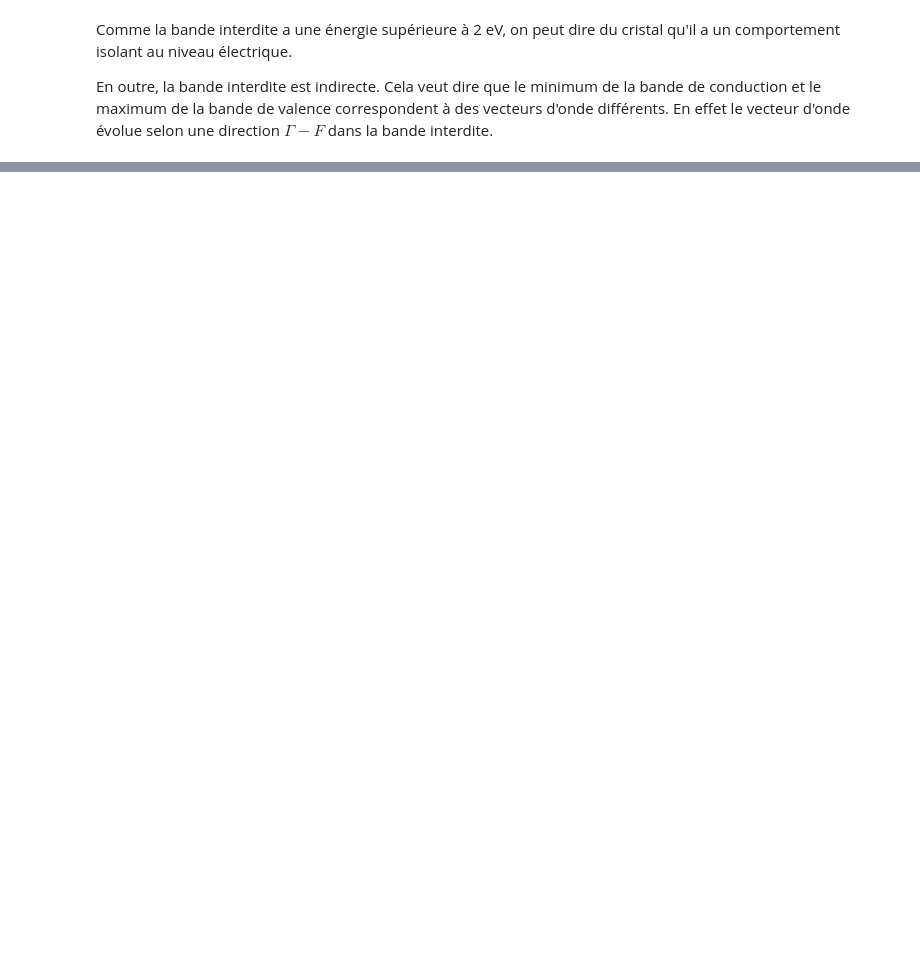
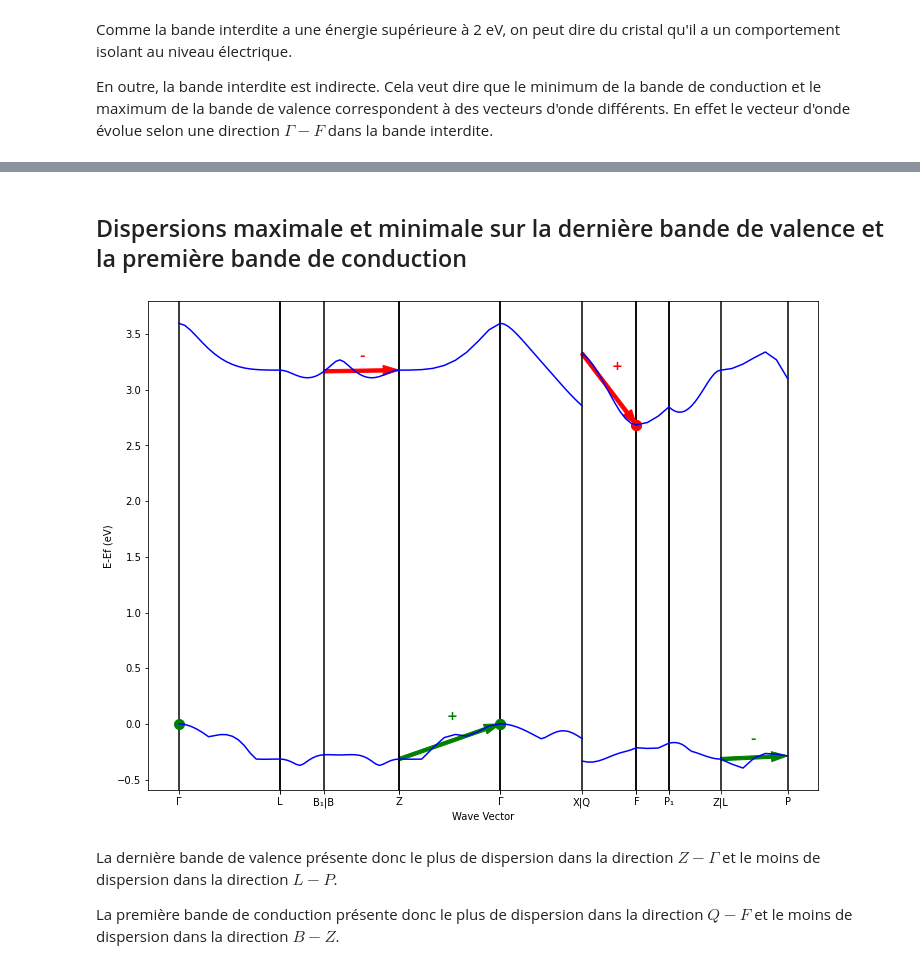
Before and after one commit to anmoureaux/lmapr1492, a Jupyter notebook: bands.ipynb, the cells around one changed output, grey strips where cells are left out. Saved outputs shown, nothing was run; the diff lists cells and outputs as text; code cells hidden in the pictures; blank space fills up the shorter version.

```diff
--- a/bands.ipynb
+++ b/bands.ipynb
@@ -30,0 +109,61 @@ En outre, la bande interdite est indirecte. Cela veut dire que le minimum de la
+# %% [markdown]
+## Dispersions maximale et minimale sur la dernière bande de valence et la première bande de conduction
+# %%
+#calcule la pente sur l'intervalle (x,y)
+#renvoit un tableau pour un affichage pratique des flèches :
+#    pour chaque intervalle entre 2 kpoints : [pente,x_0,y_0,dx,dy]
+def slope(x,y):
+	return np.array([abs((y[-1]-y[0])/(x[-1]-x[0])),x[0],y[0],x[-1]-x[0],y[-1]-y[0]])
+
+#calcule la dispersions maximale et minimale de la bande y
+#retourne : s=tableau des résultats retournés par slope pour chaque intervalle de kpoints
+#           l'indice de la pente maximale dans s
+#           l'indice de la pente minimale dans s
+def computeDispersions(y):
+	slopes = np.zeros((len(distances),5))
+	for i in range(len(slopes)):
+		slopes[i] = slope(distances[i],energy[i].get('1')[y])
+	s = (slopes.T)
+	return (s,np.argmax(s[0]),np.argmin(s[0]))
+
+(cbs,maxCb,minCb) = computeDispersions(16)
+(vbs,maxVb,minVb) = computeDispersions(15)
+# %%
+fig,ax = plt.subplots(1,1,figsize=(12,9))
+for i in range(len(distance)):
+	plt.axvline(distance[i],0,color="black")
+
+for i in range(len(vbms)):
+	(a,b) = vbms[i]
+	plt.plot(a,b,'og',markersize=10)
+for i in range(len(distances)):
+	plt.plot(distances[i],energy[i].get('1')[15],'b')
+
+for i in range(len(cbms)):
+	(a,b) = cbms[i]
+	plt.plot(a,b,'or',markersize=10)
+for i in range(len(distances)):
+	plt.plot(distances[i],energy[i].get('1')[16],'b')
+
+ax.set_xticks(distance)
+ax.set_xticklabels(['\u0393','L',"",'B\u2081|B','Z',"",'\u0393',"",'X|Q','F',"",'P\u2081',"",'Z|L','P'])
+ax.set_xlabel('Wave Vector')
+ax.set_ylabel('E-Ef (eV)')
+
+plt.arrow(cbs[1,maxCb],cbs[2,maxCb],cbs[3,maxCb],cbs[4,maxCb],color='red',width=0.03,length_includes_head=True)
+plt.arrow(cbs[1,minCb],cbs[2,minCb],cbs[3,minCb],cbs[4,minCb],color='red',width=0.03,length_includes_head=True)
+plt.arrow(vbs[1,maxVb],vbs[2,maxVb],vbs[3,maxVb],vbs[4,maxVb],color='green',width=0.03,length_includes_head=True)
+plt.arrow(vbs[1,minVb],vbs[2,minVb],vbs[3,minVb],vbs[4,minVb],color='green',width=0.03,length_includes_head=True)
+
+plt.text(cbs[1,maxCb]+0.25,cbs[2,maxCb]-0.15,"+",fontsize=13,fontweight='bold',color='red')
+plt.text(cbs[1,minCb]+0.3,cbs[2,minCb]+0.1,"-",fontsize=13,fontweight='bold',color='red')
+plt.text(vbs[1,maxVb]+0.4,vbs[2,maxVb]+0.35,"+",fontsize=13,fontweight='bold',color='green')
+plt.text(vbs[1,minVb]+0.25,vbs[2,minVb]+0.15,"-",fontsize=13,fontweight='bold',color='green')
+
+plt.show()
+# %% [output]
+[figure, added]
+# %% [markdown]
+La dernière bande de valence présente donc le plus de dispersion dans la direction $Z-\Gamma$ et le moins de dispersion dans la direction $L-P$.
+
+La première bande de conduction présente donc le plus de dispersion dans la direction $Q-F$ et le moins de dispersion dans la direction $B-Z$.
```
Also changed, not shown: parts of 12 cells of this notebook.
